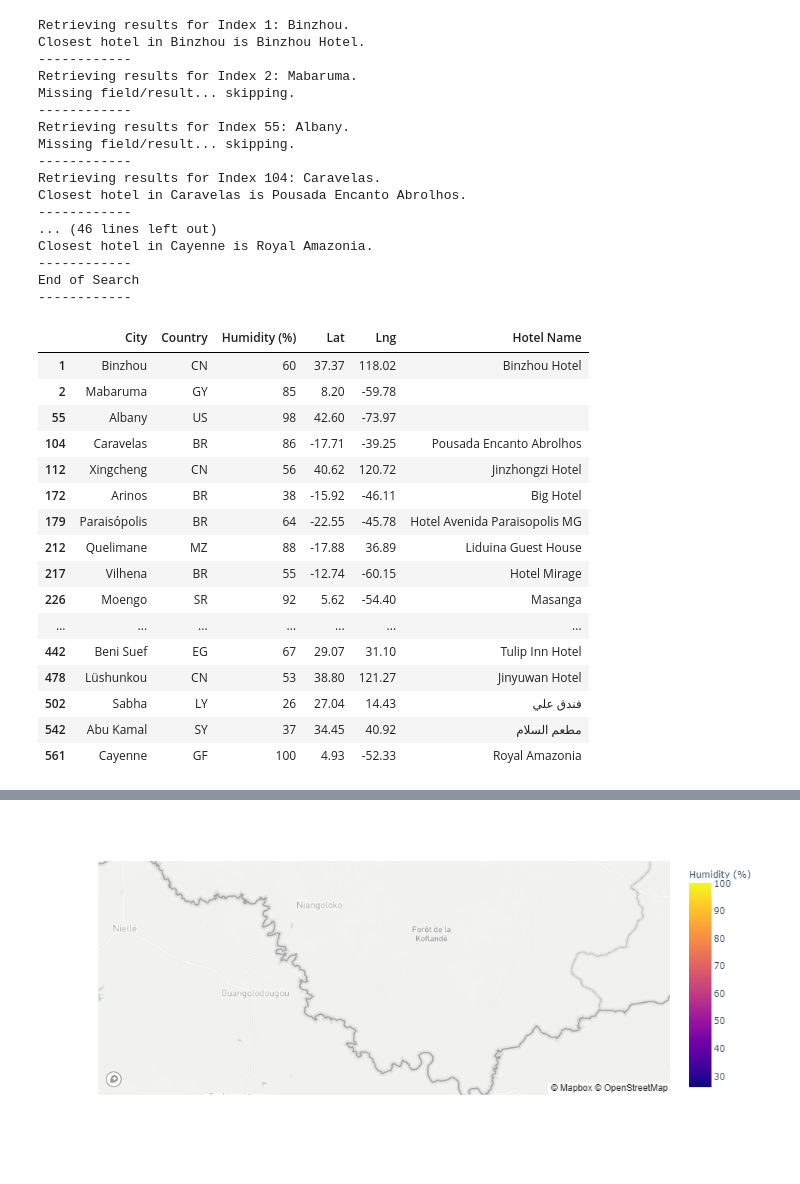
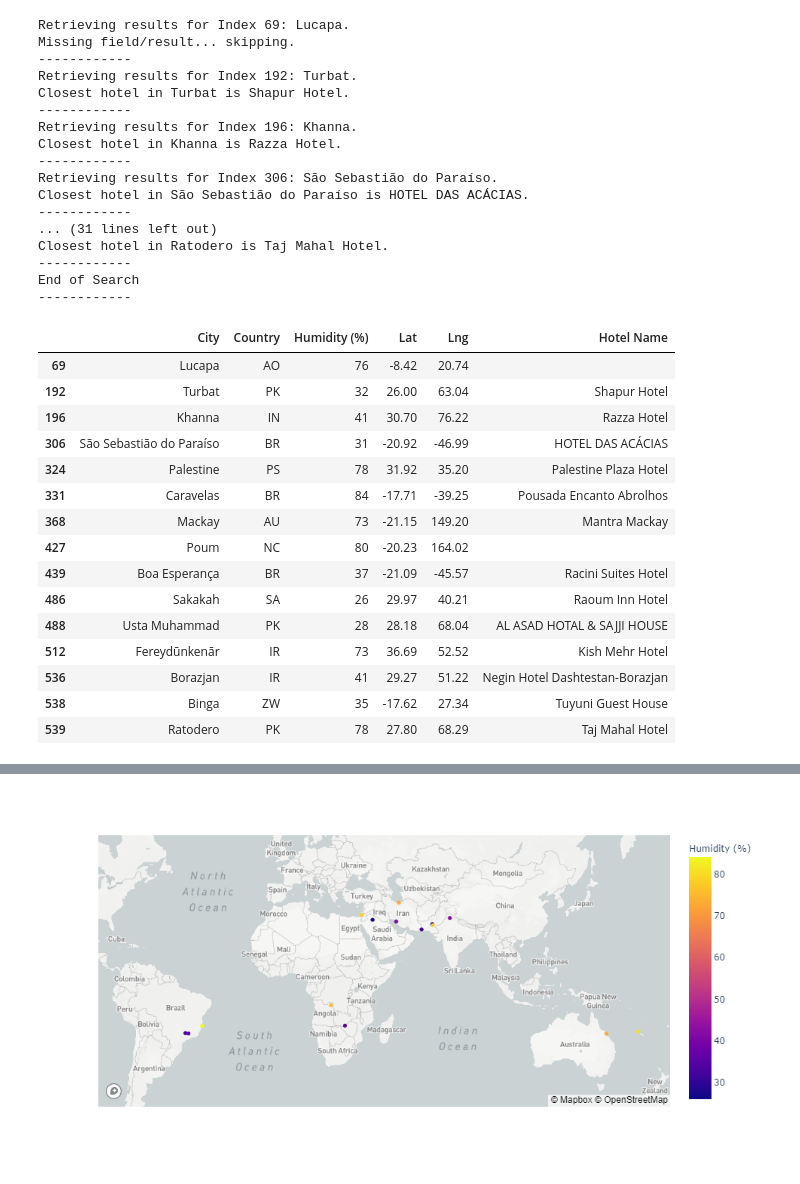
Before and after one commit to sabrinasaleh/python-api-challenge, a Jupyter notebook: VacationPy/VacationPy.ipynb, the cells around one changed output, grey strips where cells are left out. Saved outputs shown, nothing was run; the diff lists cells and outputs as text; code cells hidden in the pictures.

```diff
--- a/VacationPy/VacationPy.ipynb
+++ b/VacationPy/VacationPy.ipynb
@@ -12,5 +17,5 @@ import plotly.express as px
 # %%
-weather_df = pd.read_csv("../WeatherPy/Resources/cities.csv")
+weather_df = pd.read_csv("../Output_Data/cities.csv")
 weather_df
 # %% [output]
 |  | City | Country | Date | Max Temp (F) | Humidity (%) | Cloudiness (%) | Wind Speed (mph) | Lat | ... |
@@ -117,20 +131,20 @@ for index, row in hotel_df.iterrows():
 print("End of Search")
 print("------------")
 # %% [output]
-Retrieving results for Index 1: Binzhou.
-Closest hotel in Binzhou is Binzhou Hotel.
-------------
-Retrieving results for Index 2: Mabaruma.
+Retrieving results for Index 69: Lucapa.
 Missing field/result... skipping.
 ------------
-Retrieving results for Index 55: Albany.
-Missing field/result... skipping.
+Retrieving results for Index 192: Turbat.
+Closest hotel in Turbat is Shapur Hotel.
 ------------
-Retrieving results for Index 104: Caravelas.
-Closest hotel in Caravelas is Pousada Encanto Abrolhos.
+Retrieving results for Index 196: Khanna.
+Closest hotel in Khanna is Razza Hotel.
 ------------
-... (46 lines left out)
-Closest hotel in Cayenne is Royal Amazonia.
+Retrieving results for Index 306: São Sebastião do Paraíso.
+Closest hotel in São Sebastião do Paraíso is HOTEL DAS ACÁCIAS.
+------------
+... (31 lines left out)
+Closest hotel in Ratodero is Taj Mahal Hotel.
 ------------
 End of Search
 ------------
@@ -139,32 +153,35 @@ End of Search
 hotel_df
 # %% [output]
 |  | City | Country | Humidity (%) | Lat | Lng | Hotel Name |
-| 1 | Binzhou | CN | 60 | 37.37 | 118.02 | Binzhou Hotel |
-| 2 | Mabaruma | GY | 85 | 8.20 | -59.78 |  |
-| 55 | Albany | US | 98 | 42.60 | -73.97 |  |
-| 104 | Caravelas | BR | 86 | -17.71 | -39.25 | Pousada Encanto Abrolhos |
-| 112 | Xingcheng | CN | 56 | 40.62 | 120.72 | Jinzhongzi Hotel |
-| 172 | Arinos | BR | 38 | -15.92 | -46.11 | Big Hotel |
-| 179 | Paraisópolis | BR | 64 | -22.55 | -45.78 | Hotel Avenida Paraisopolis MG |
-| 212 | Quelimane | MZ | 88 | -17.88 | 36.89 | Liduina Guest House |
-| 217 | Vilhena | BR | 55 | -12.74 | -60.15 | Hotel Mirage |
-| 226 | Moengo | SR | 92 | 5.62 | -54.40 | Masanga |
-| ... | ... | ... | ... | ... | ... | ... |
-| 442 | Beni Suef | EG | 67 | 29.07 | 31.10 | Tulip Inn Hotel |
-| 478 | Lüshunkou | CN | 53 | 38.80 | 121.27 | Jinyuwan Hotel |
-| 502 | Sabha | LY | 26 | 27.04 | 14.43 | فندق علي |
-| 542 | Abu Kamal | SY | 37 | 34.45 | 40.92 | مطعم السلام |
-| 561 | Cayenne | GF | 100 | 4.93 | -52.33 | Royal Amazonia |
+| 69 | Lucapa | AO | 76 | -8.42 | 20.74 |  |
+| 192 | Turbat | PK | 32 | 26.00 | 63.04 | Shapur Hotel |
+| 196 | Khanna | IN | 41 | 30.70 | 76.22 | Razza Hotel |
+| 306 | São Sebastião do Paraíso | BR | 31 | -20.92 | -46.99 | HOTEL DAS ACÁCIAS |
+| 324 | Palestine | PS | 78 | 31.92 | 35.20 | Palestine Plaza Hotel |
+| 331 | Caravelas | BR | 84 | -17.71 | -39.25 | Pousada Encanto Abrolhos |
+| 368 | Mackay | AU | 73 | -21.15 | 149.20 | Mantra Mackay |
+| 427 | Poum | NC | 80 | -20.23 | 164.02 |  |
+| 439 | Boa Esperança | BR | 37 | -21.09 | -45.57 | Racini Suites Hotel |
+| 486 | Sakakah | SA | 26 | 29.97 | 40.21 | Raoum Inn Hotel |
+| 488 | Usta Muhammad | PK | 28 | 28.18 | 68.04 | AL ASAD HOTAL & SAJJI HOUSE |
+| 512 | Fereydūnkenār | IR | 73 | 36.69 | 52.52 | Kish Mehr Hotel |
+| 536 | Borazjan | IR | 41 | 29.27 | 51.22 | Negin Hotel Dashtestan-Borazjan |
+| 538 | Binga | ZW | 35 | -17.62 | 27.34 | Tuyuni Guest House |
+| 539 | Ratodero | PK | 78 | 27.80 | 68.29 | Taj Mahal Hotel |
 # %%
+# Creating hotel_map with points colored by humidity with each pin containing the Hotel Name, City, and Country as a tool tip
 px.set_mapbox_access_token(mapbox_token)
 fig = px.scatter_mapbox(
     hotel_df,
     lat="Lat",
     lon="Lng",
     color="Humidity (%)",
     hover_data=["Hotel Name", "City", "Country"],
+    zoom=1,
+    height=500,
+    width=1000,
 )
 fig.show()
 # %% [output]
 [interactive output not drawn]
-[figure, old version]
+[figure, new version]
```
Also changed, not shown: parts of 9 cells of this notebook.
